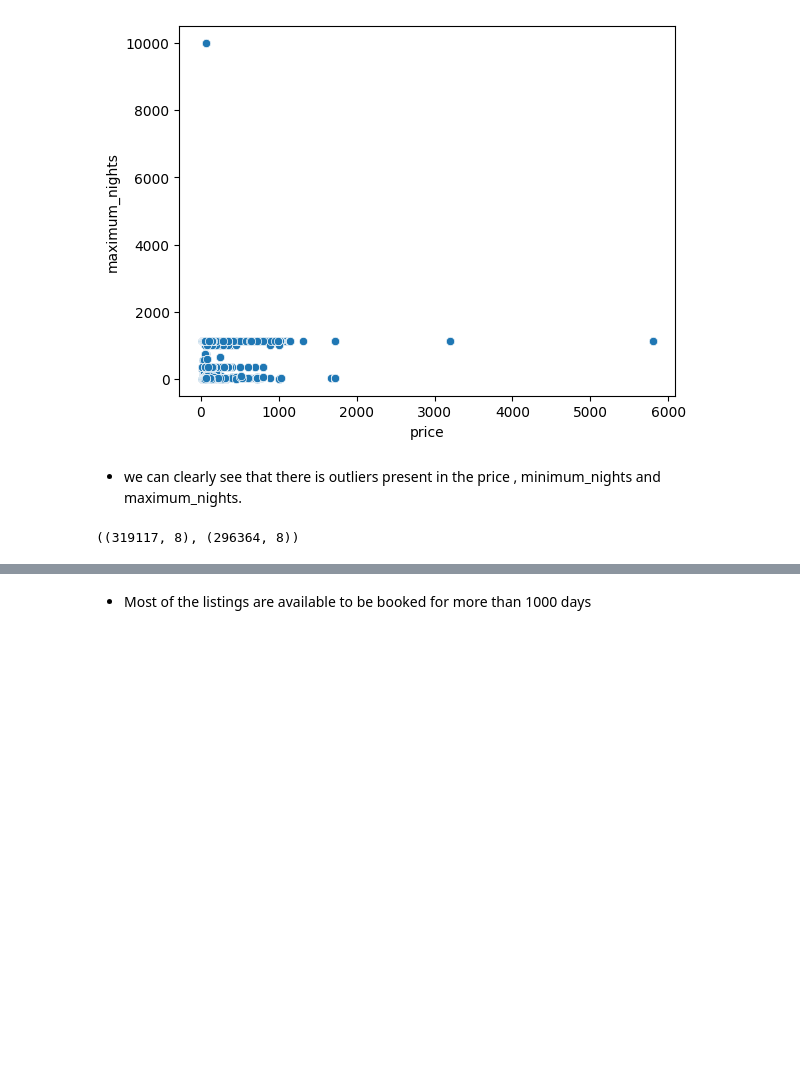
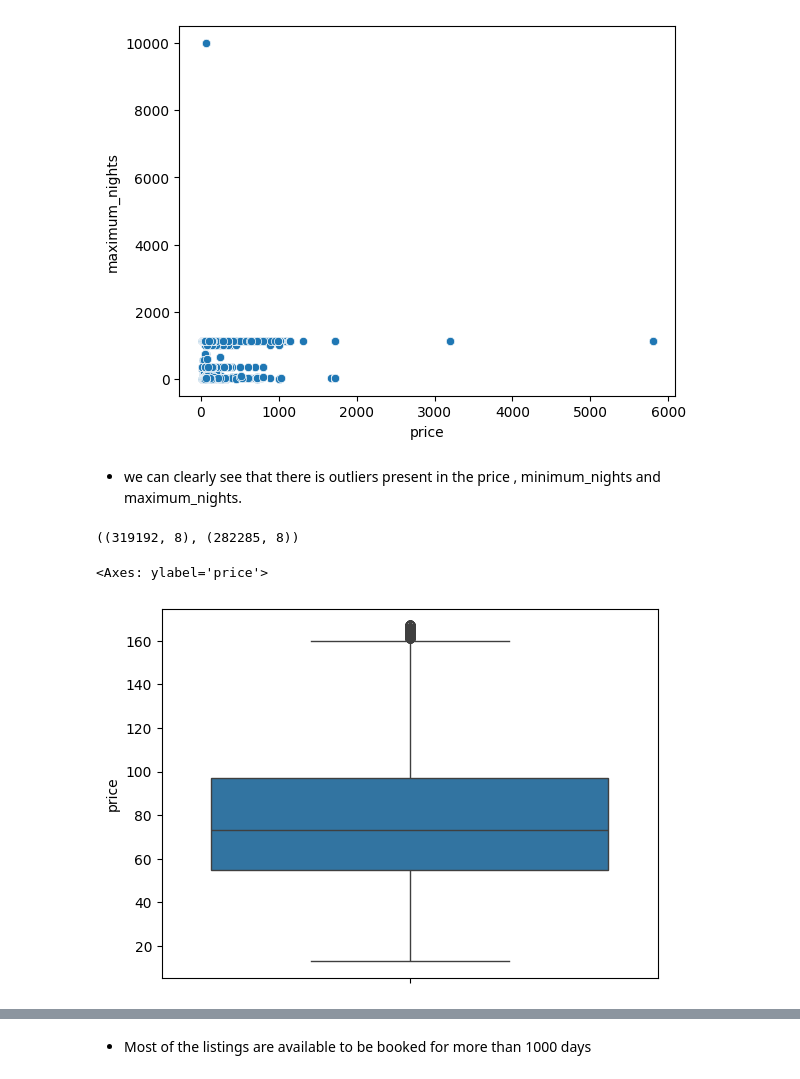
Before and after one commit to SuhelAnsari9272/Airbnb-booking-analysis, a Jupyter notebook: Airbnb_capstone_ABADS.ipynb, the cells around one changed output, grey strips where cells are left out. Cells and saved outputs as stored; diff of their text form; code cells hidden in the pictures; blank space fills up the shorter version.

```diff
--- a/Airbnb_capstone_ABADS.ipynb
+++ b/Airbnb_capstone_ABADS.ipynb
@@ -169,4 +161,0 @@ cal_df1 = remove_outliers(cal_df, 'adjusted_price')
-# %%
-cal_df.shape, cal_df1.shape
-# %% [output]
-((319117, 8), (296364, 8))
@@ -172,0 +164,11 @@ cal_df.shape, cal_df1.shape
+# %%
+#Change in shape
+calender_data.shape, calender_df.shape
+# %% [output]
+((319192, 8), (282285, 8))
+# %%
+#Boxplot of price columns
+sns.boxplot(calender_df['price'])
+# %% [output]
+<Axes: ylabel='price'>
+[figure, added]
```
Also changed, not shown: parts of 114 cells of this notebook.
